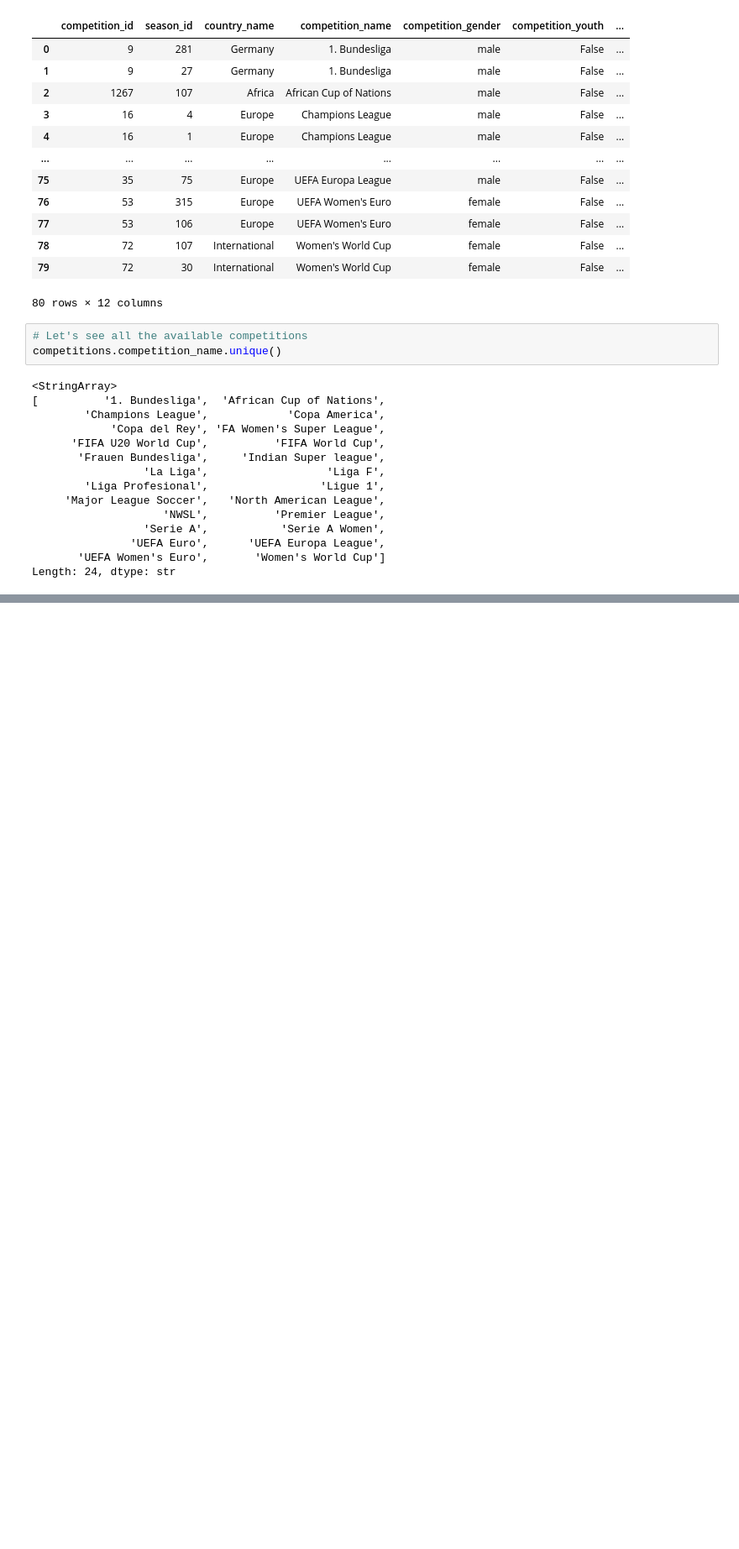
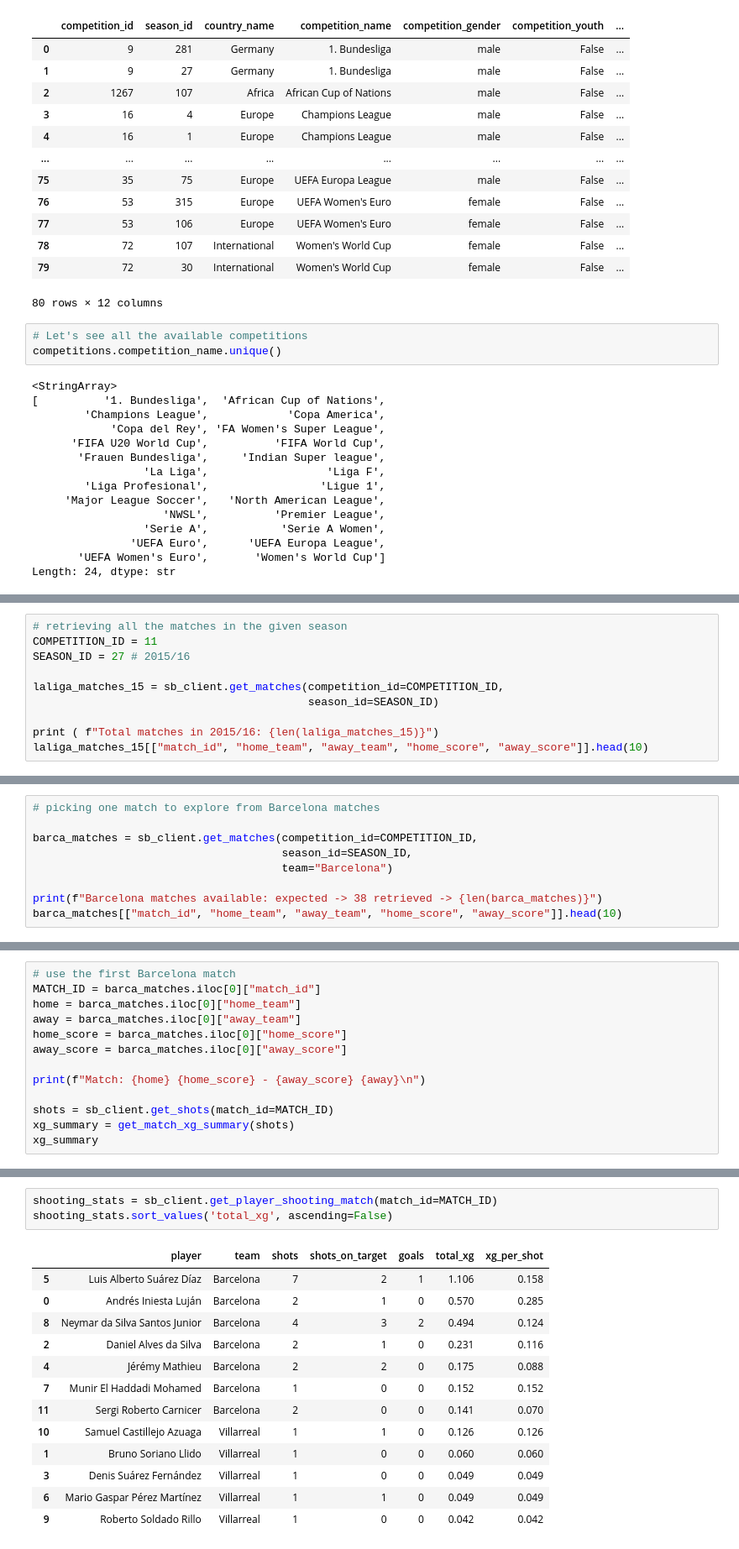
Before and after one commit to leventdusunceli/football_analytics, a Jupyter notebook: notebooks/football_analytics_demo.ipynb, the cells around one changed output, grey strips where cells are left out. Shown at 84% size. Saved outputs shown, nothing was run; the diff lists cells and outputs as text; blank space fills up the shorter version.

```diff
--- a/notebooks/football_analytics_demo.ipynb
+++ b/notebooks/football_analytics_demo.ipynb
@@ -124,0 +141,10 @@ print(bundesliga[["competition_id", "season_id", "competition_name", "season_nam
+# %%
+# retrieving all the matches in the given season
+COMPETITION_ID = 11
+SEASON_ID = 27 # 2015/16
+
+laliga_matches_15 = sb_client.get_matches(competition_id=COMPETITION_ID,
+                                          season_id=SEASON_ID)
+
+print ( f"Total matches in 2015/16: {len(laliga_matches_15)}")
+laliga_matches_15[["match_id", "home_team", "away_team", "home_score", "away_score"]].head(10)
@@ -124,0 +164,9 @@ print(bundesliga[["competition_id", "season_id", "competition_name", "season_nam
+# %%
+# picking one match to explore from Barcelona matches
+
+barca_matches = sb_client.get_matches(competition_id=COMPETITION_ID,
+                                      season_id=SEASON_ID,
+                                      team="Barcelona")
+
+print(f"Barcelona matches available: expected -> 38 retrieved -> {len(barca_matches)}")
+barca_matches[["match_id", "home_team", "away_team", "home_score", "away_score"]].head(10)
@@ -124,0 +192,13 @@ print(bundesliga[["competition_id", "season_id", "competition_name", "season_nam
+# %%
+# use the first Barcelona match
+MATCH_ID = barca_matches.iloc[0]["match_id"]
+home = barca_matches.iloc[0]["home_team"]
+away = barca_matches.iloc[0]["away_team"]
+home_score = barca_matches.iloc[0]["home_score"]
+away_score = barca_matches.iloc[0]["away_score"]
+
+print(f"Match: {home} {home_score} - {away_score} {away}\n")
+
+shots = sb_client.get_shots(match_id=MATCH_ID)
+xg_summary = get_match_xg_summary(shots)
+xg_summary
@@ -124,0 +214,17 @@ print(bundesliga[["competition_id", "season_id", "competition_name", "season_nam
+# %%
+shooting_stats = sb_client.get_player_shooting_match(match_id=MATCH_ID)
+shooting_stats.sort_values('total_xg', ascending=False)
+# %% [output]
+|  | player | team | shots | shots_on_target | goals | total_xg | xg_per_shot |
+| 5 | Luis Alberto Suárez Díaz | Barcelona | 7 | 2 | 1 | 1.106 | 0.158 |
+| 0 | Andrés Iniesta Luján | Barcelona | 2 | 1 | 0 | 0.570 | 0.285 |
+| 8 | Neymar da Silva Santos Junior | Barcelona | 4 | 3 | 2 | 0.494 | 0.124 |
+| 2 | Daniel Alves da Silva | Barcelona | 2 | 1 | 0 | 0.231 | 0.116 |
+| 4 | Jérémy Mathieu | Barcelona | 2 | 2 | 0 | 0.175 | 0.088 |
+| 7 | Munir El Haddadi Mohamed | Barcelona | 1 | 0 | 0 | 0.152 | 0.152 |
+| 11 | Sergi Roberto Carnicer | Barcelona | 2 | 0 | 0 | 0.141 | 0.070 |
+| 10 | Samuel Castillejo Azuaga | Villarreal | 1 | 1 | 0 | 0.126 | 0.126 |
+| 1 | Bruno Soriano Llido | Villarreal | 1 | 0 | 0 | 0.060 | 0.060 |
+| 3 | Denis Suárez Fernández | Villarreal | 1 | 0 | 0 | 0.049 | 0.049 |
+| 6 | Mario Gaspar Pérez Martínez | Villarreal | 1 | 1 | 0 | 0.049 | 0.049 |
+| 9 | Roberto Soldado Rillo | Villarreal | 1 | 0 | 0 | 0.042 | 0.042 |
```
Also changed, not shown: parts of 10 cells of this notebook, 2 other files.
